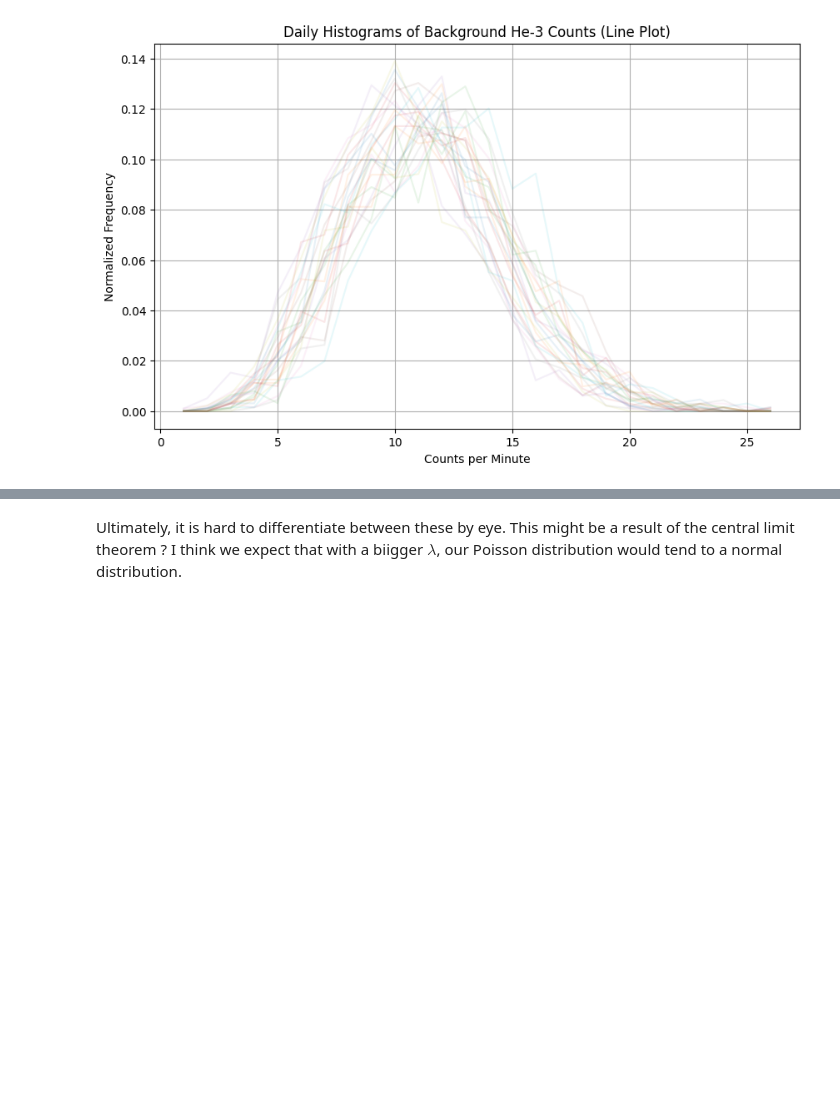
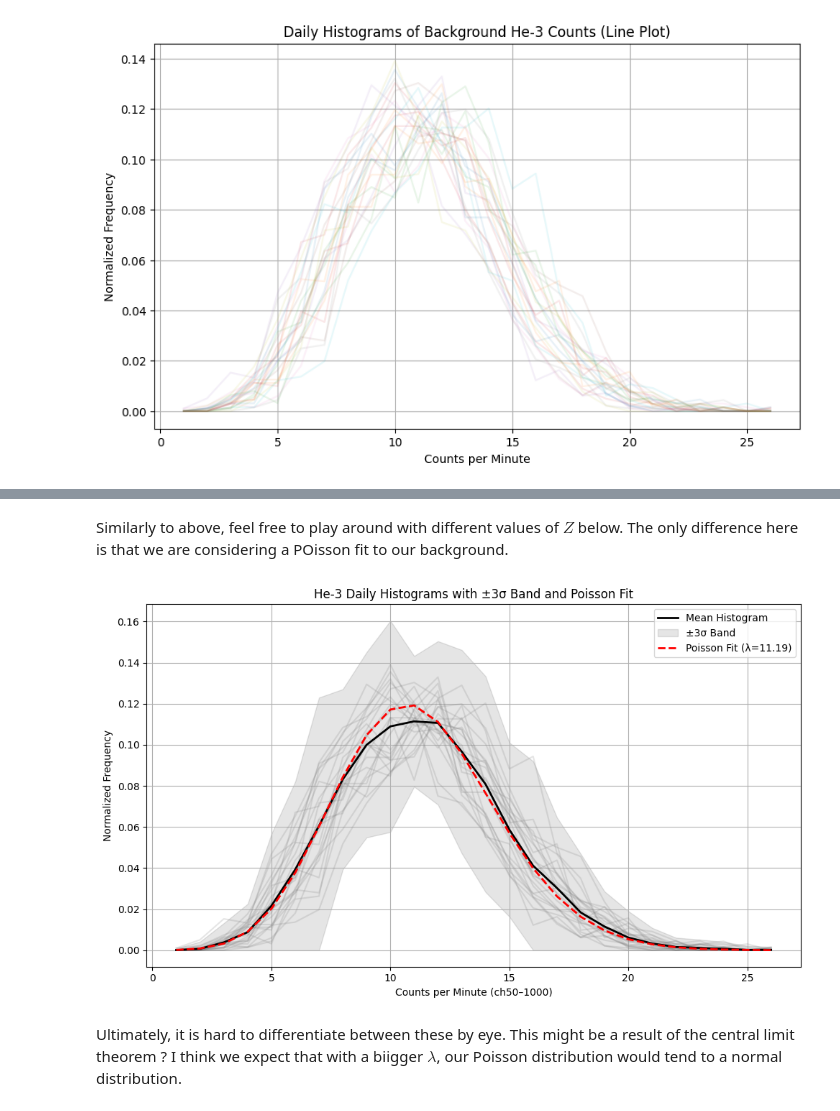
Before and after one commit to project-ida/arpa-e-experiments, a Jupyter notebook: tutorials/He3-Background-Characterization.ipynb, the cells around one changed output, grey strips where cells are left out. Saved outputs shown, nothing was run; the diff lists cells and outputs as text; code cells hidden in the pictures; blank space fills up the shorter version.

```diff
--- a/tutorials/He3-Background-Characterization.ipynb
+++ b/tutorials/He3-Background-Characterization.ipynb
@@ -267,3 +255,9 @@ display(z_slider, interactive_plot)
+# %% [markdown]
+Similarly to above, feel free to play around with different values of $Z$ below. The only difference here is that we are considering a POisson fit to our background.
+# %%
+plot_histogram_with_z(Z=3)
+# %% [output]
+[figure, added]
 # %% [markdown]
 Ultimately, it is hard to differentiate between these by eye. This might be a result of the central limit theorem ? I think we expect that with a biigger $\lambda$, our Poisson distribution would tend to a normal distribution.
 # %%
```
Also changed, not shown: parts of 10 cells of this notebook.
